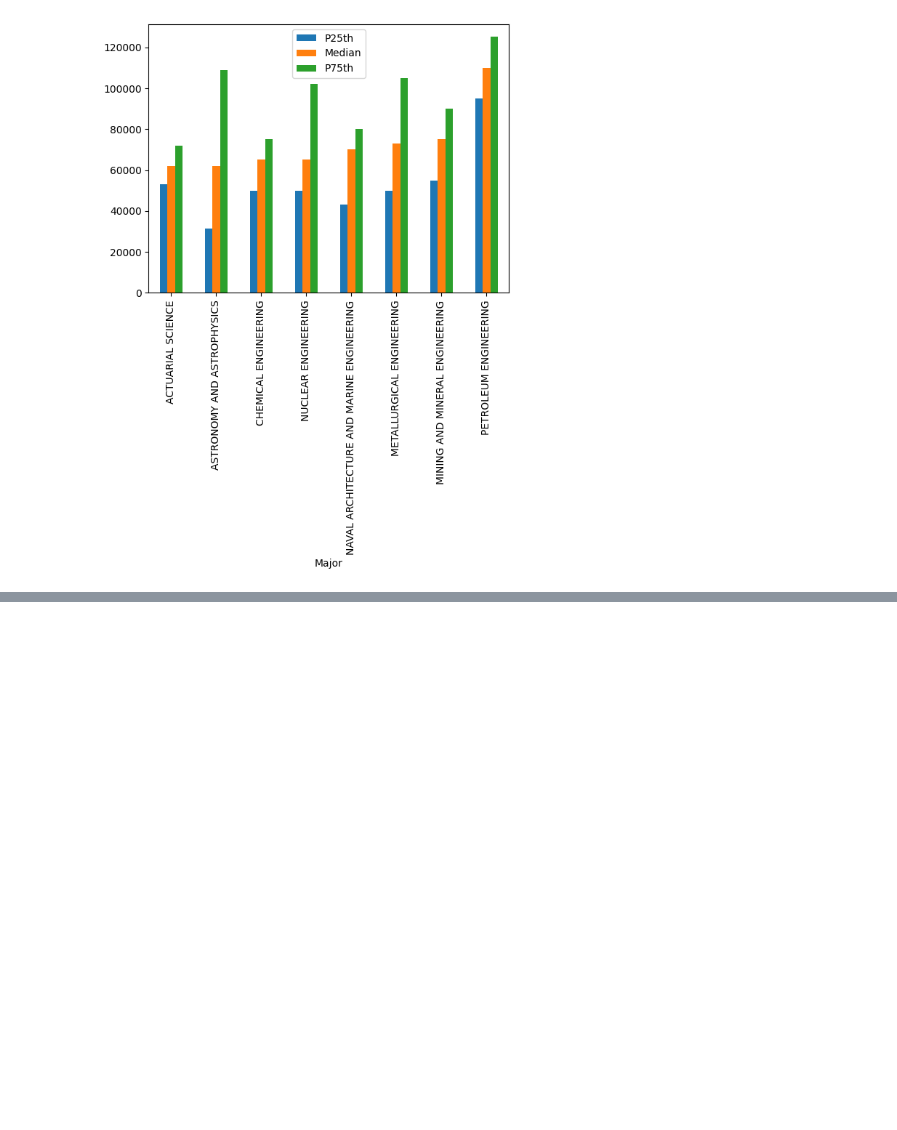
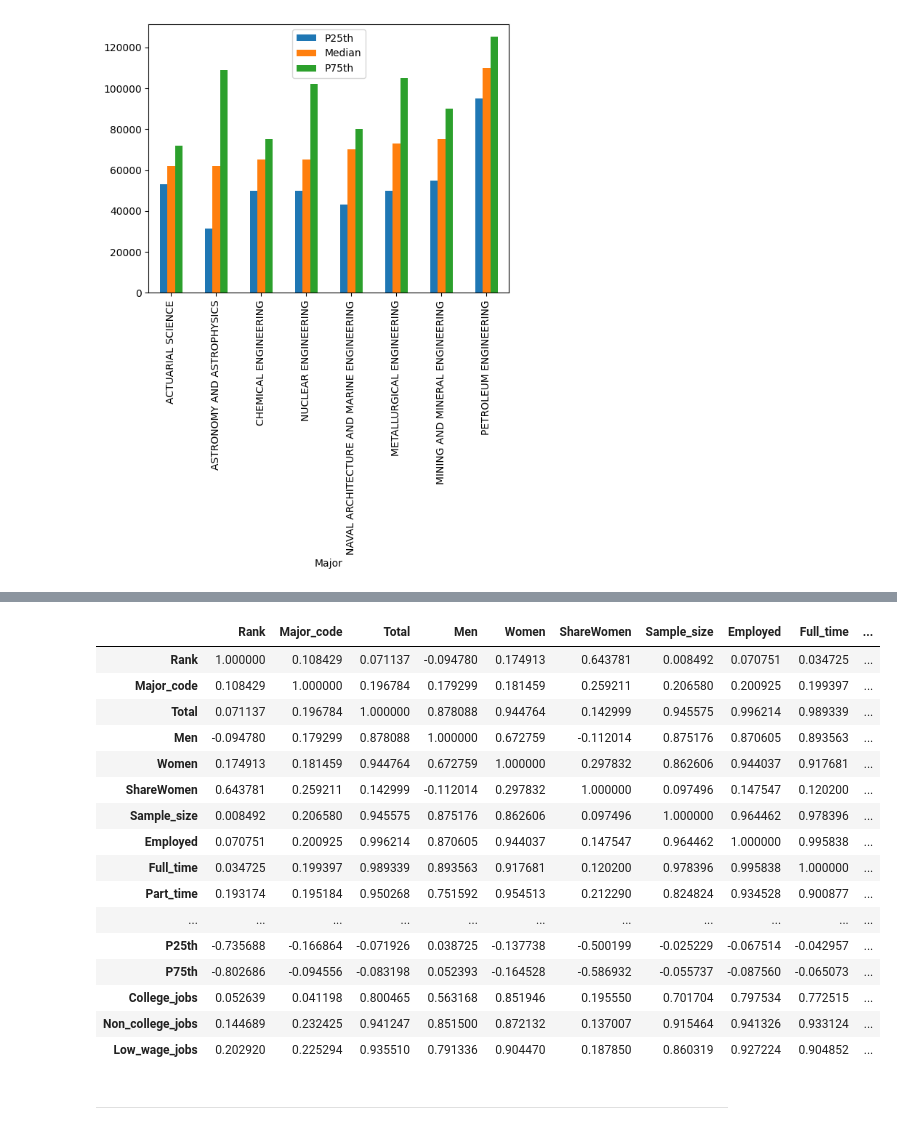
Before and after one commit to felipesebben/Pandas_learning_path, a Jupyter notebook: 7_plot_with_pandas/plot_pandas_viz_basics.ipynb, the cells around one changed output, grey strips where cells are left out. Cells and saved outputs as stored; diff of their text form; code cells hidden in the pictures; blank space fills up the shorter version.

```diff
--- a/7_plot_with_pandas/plot_pandas_viz_basics.ipynb
+++ b/7_plot_with_pandas/plot_pandas_viz_basics.ipynb
@@ -162,0 +191,22 @@ top_medians.plot(x="Major", y=["P25th", "Median", "P75th"], kind="bar")
+# %%
+df.corr(numeric_only=True)
+# %% [output]
+|  | Rank | Major_code | Total | Men | Women | ShareWomen | Sample_size | Employed | Full_time | ... |
+| Rank | 1.000000 | 0.108429 | 0.071137 | -0.094780 | 0.174913 | 0.643781 | 0.008492 | 0.070751 | 0.034725 | ... |
+| Major_code | 0.108429 | 1.000000 | 0.196784 | 0.179299 | 0.181459 | 0.259211 | 0.206580 | 0.200925 | 0.199397 | ... |
+| Total | 0.071137 | 0.196784 | 1.000000 | 0.878088 | 0.944764 | 0.142999 | 0.945575 | 0.996214 | 0.989339 | ... |
+| Men | -0.094780 | 0.179299 | 0.878088 | 1.000000 | 0.672759 | -0.112014 | 0.875176 | 0.870605 | 0.893563 | ... |
+| Women | 0.174913 | 0.181459 | 0.944764 | 0.672759 | 1.000000 | 0.297832 | 0.862606 | 0.944037 | 0.917681 | ... |
+| ShareWomen | 0.643781 | 0.259211 | 0.142999 | -0.112014 | 0.297832 | 1.000000 | 0.097496 | 0.147547 | 0.120200 | ... |
+| Sample_size | 0.008492 | 0.206580 | 0.945575 | 0.875176 | 0.862606 | 0.097496 | 1.000000 | 0.964462 | 0.978396 | ... |
+| Employed | 0.070751 | 0.200925 | 0.996214 | 0.870605 | 0.944037 | 0.147547 | 0.964462 | 1.000000 | 0.995838 | ... |
+| Full_time | 0.034725 | 0.199397 | 0.989339 | 0.893563 | 0.917681 | 0.120200 | 0.978396 | 0.995838 | 1.000000 | ... |
+| Part_time | 0.193174 | 0.195184 | 0.950268 | 0.751592 | 0.954513 | 0.212290 | 0.824824 | 0.934528 | 0.900877 | ... |
+| ... | ... | ... | ... | ... | ... | ... | ... | ... | ... | ... |
+| P25th | -0.735688 | -0.166864 | -0.071926 | 0.038725 | -0.137738 | -0.500199 | -0.025229 | -0.067514 | -0.042957 | ... |
+| P75th | -0.802686 | -0.094556 | -0.083198 | 0.052393 | -0.164528 | -0.586932 | -0.055737 | -0.087560 | -0.065073 | ... |
+| College_jobs | 0.052639 | 0.041198 | 0.800465 | 0.563168 | 0.851946 | 0.195550 | 0.701704 | 0.797534 | 0.772515 | ... |
+| Non_college_jobs | 0.144689 | 0.232425 | 0.941247 | 0.851500 | 0.872132 | 0.137007 | 0.915464 | 0.941326 | 0.933124 | ... |
+| Low_wage_jobs | 0.202920 | 0.225294 | 0.935510 | 0.791336 | 0.904470 | 0.187850 | 0.860319 | 0.927224 | 0.904852 | ... |
+# %% [markdown]
+<hr>
```
Also changed, not shown: parts of 7 cells of this notebook.
